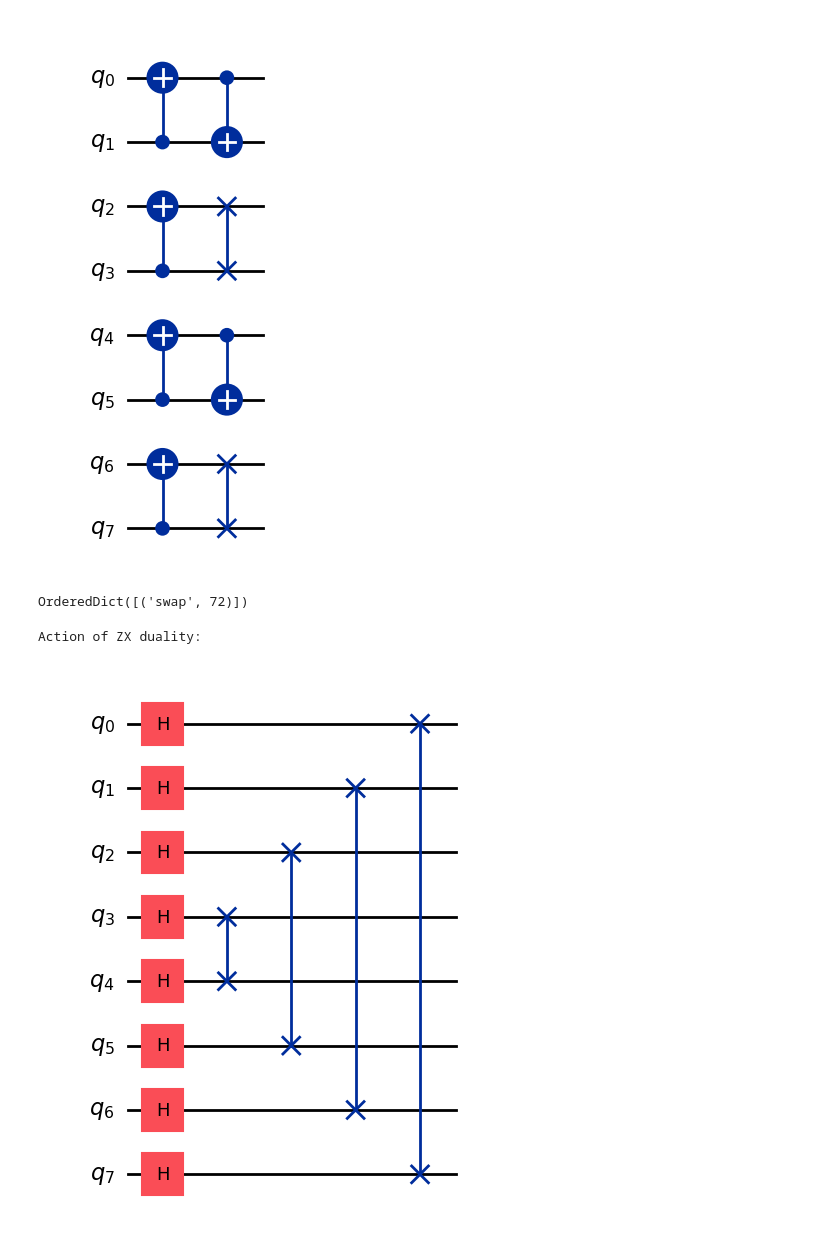
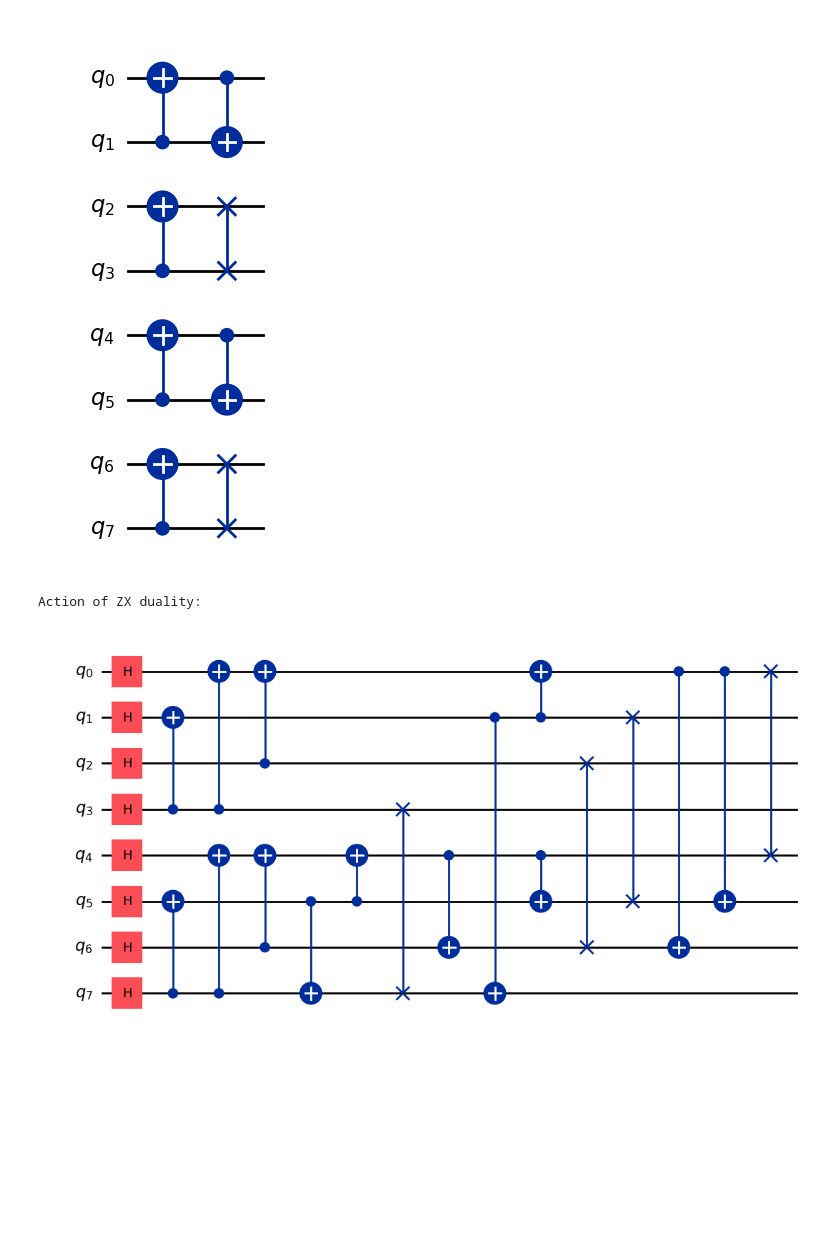
Before and after one commit to hsayginel/autqec, a Jupyter notebook: examples/bivariant_bicycle_codes/[[90,8,10]].ipynb, the cells around one changed output. Drawn from its saved outputs; the diff is of its cells as text; code cells hidden in the pictures; blank space fills up the shorter version.

```diff
--- a/examples/bivariant_bicycle_codes/[[90,8,10]].ipynb
+++ b/examples/bivariant_bicycle_codes/[[90,8,10]].ipynb
@@ -14,8 +14,8 @@ n = 90
 k = 8
 d = 10
 
-H_X = np.load(f'../code_data/HX_n{n}k{k}d{d}.npy')
-H_Z = np.load(f'../code_data/HZ_n{n}k{k}d{d}.npy')
+H_X = np.load(f'./code_data/HX_n{n}k{k}d{d}.npy')
+H_Z = np.load(f'./code_data/HZ_n{n}k{k}d{d}.npy')
 
 zeros = np.zeros_like(H_X)
 H_symp = np.array(np.vstack((np.hstack((H_X,zeros)),np.hstack((zeros,H_Z)))),dtype=int)
@@ -33,15 +33,15 @@ G, LX, LZ, D = compute_standard_form(H_symp_rref_og_basis)
 #### Logical basis in IBM paper
 # %%
 # unprimed block
-X_unprimed = np.load(f'../code_data/n{n}k{k}d{d}_X_unprimed_mat.npy')
+X_unprimed = np.load(f'./code_data/n{n}k{k}d{d}_X_unprimed_mat.npy')
 X_unprimed = np.array(np.hstack((X_unprimed, np.zeros_like(X_unprimed))),dtype=int)
-Z_unprimed = np.load(f'../code_data/n{n}k{k}d{d}_Z_unprimed_mat.npy')
+Z_unprimed = np.load(f'./code_data/n{n}k{k}d{d}_Z_unprimed_mat.npy')
 Z_unprimed = np.array(np.hstack((np.zeros_like(Z_unprimed),Z_unprimed)),dtype=int)
 
 # primed block
-X_primed = np.load(f'../code_data/n{n}k{k}d{d}_X_primed_mat.npy')
+X_primed = np.load(f'./code_data/n{n}k{k}d{d}_X_primed_mat.npy')
 X_primed = np.array(np.hstack((X_primed, np.zeros_like(X_primed))),dtype=int)
-Z_primed = np.load(f'../code_data/n{n}k{k}d{d}_Z_primed_mat.npy')
+Z_primed = np.load(f'./code_data/n{n}k{k}d{d}_Z_primed_mat.npy')
 Z_primed = np.array(np.hstack((np.zeros_like(Z_primed),Z_primed)),dtype=int)
 # %%
 logicals_standard = np.vstack([LX,LZ])
@@ -192,9 +162,9 @@ C2*S3^2
 # %% [markdown]
 ## Compare automorphisms with IBM paper
 # %%
-aut_x = np.load(f'../code_data/auts_from_paper/aut_x_n{n}k{k}d{d}.npy')
-aut_y = np.load(f'../code_data/auts_from_paper/aut_y_n{n}k{k}d{d}.npy')
-zx_dual = np.load(f'../code_data/auts_from_paper/zx_duality_n{n}k{k}d{d}.npy')
+aut_x = np.load(f'./code_data/auts_from_paper/aut_x_n{n}k{k}d{d}.npy')
+aut_y = np.load(f'./code_data/auts_from_paper/aut_y_n{n}k{k}d{d}.npy')
+zx_dual = np.load(f'./code_data/auts_from_paper/zx_duality_n{n}k{k}d{d}.npy')
 # %%
 print("Action of x monomial:")
 qc = construct_circuit(circ_from_symp_mat(aut_x).run(), k)
@@ -217,19 +179,13 @@ qc.draw(output='mpl')
 # %% [output]
 Action of y monomial:
 [figure]
-# %%
-# physical circuit
-qc = construct_circuit(phys_circ, n)
-print(qc.count_ops())
-# %% [output]
-OrderedDict([('swap', 72)])
 # %%
 print("Action of ZX duality:")
-qc = construct_circuit(circ_from_symp_mat((zx_dual@symp_mats[1]@inv_mod2(symp_mats[3])@symp_mats[4])%2).run(), k)
+qc = construct_circuit(circ_from_symp_mat((zx_dual)).run(), k)
 qc.draw(output='mpl')
 # %% [output]
 Action of ZX duality:
-[figure, old version]
+[figure, new version]
 # %%
 commands = ''
 listofgens = '['
```
Also changed, not shown: parts of 8 cells of this notebook, 1 other file.
